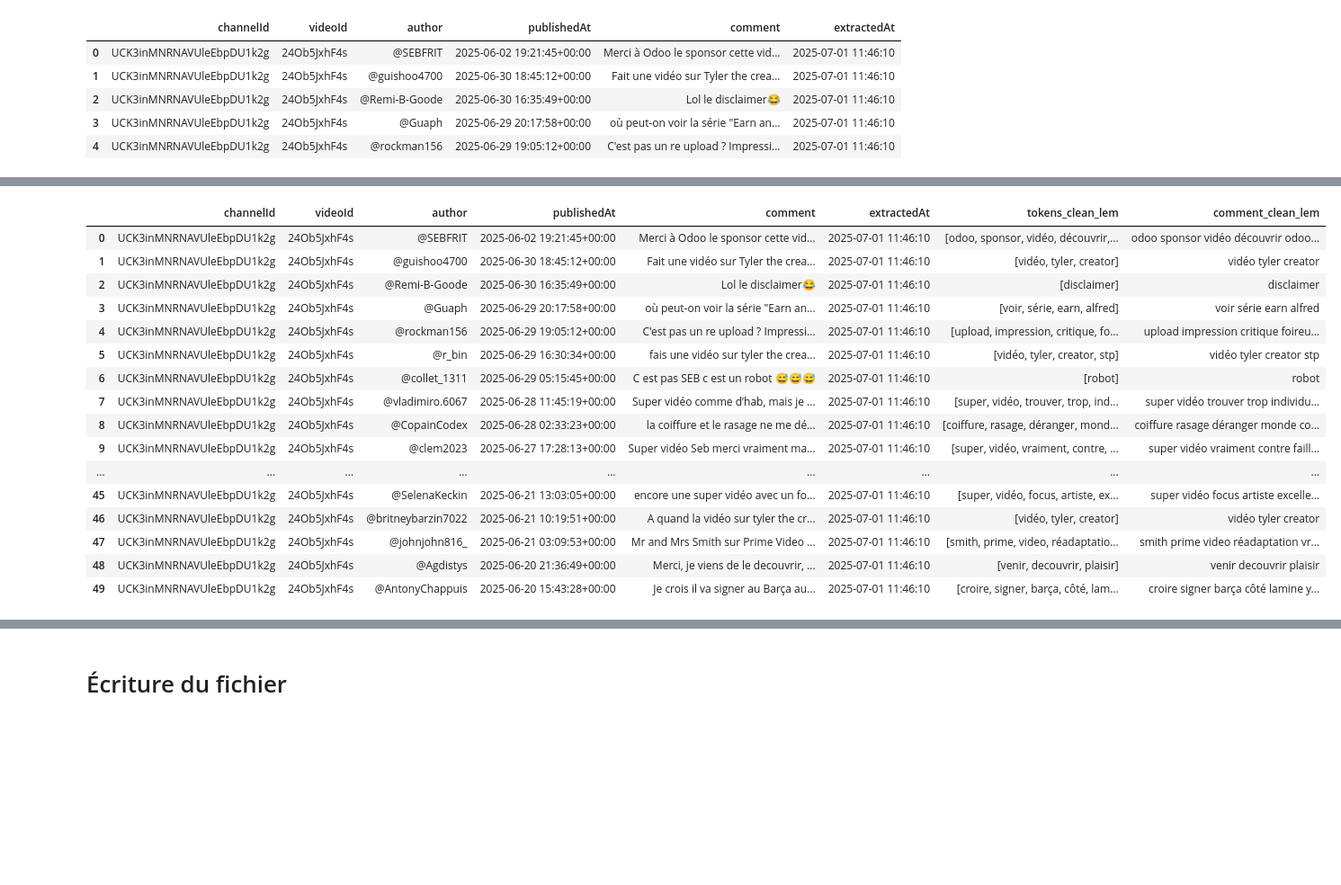
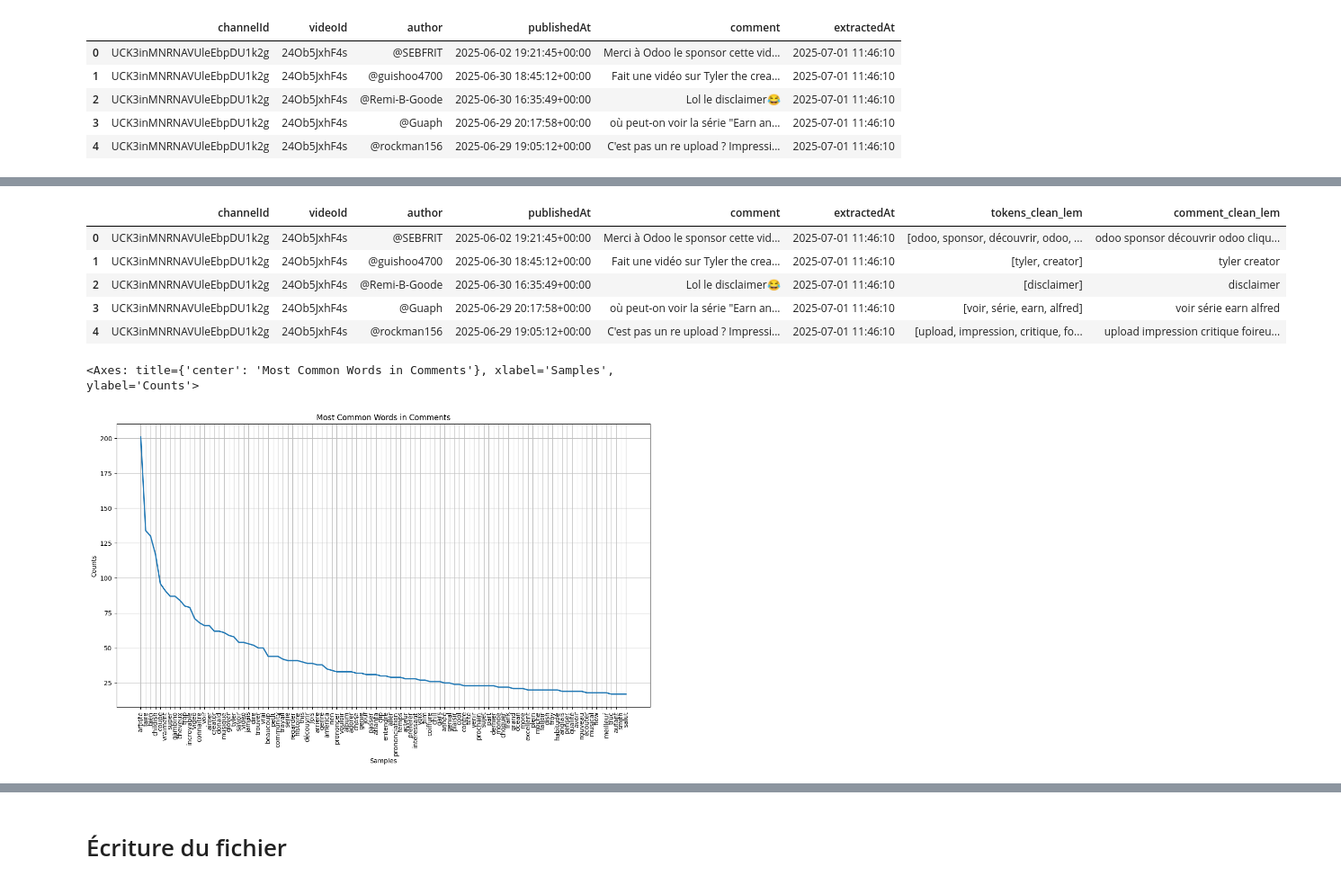
Before and after one commit to Carla-FL/Projet-RNCP, a Jupyter notebook: notebooks/2_preprocessing.ipynb, the cells around one changed output, grey strips where cells are left out. Shown at 90% size. Drawn from its saved outputs; the diff is of its cells as text; code cells hidden in the pictures; blank space fills up the shorter version.

```diff
--- a/notebooks/2_preprocessing.ipynb
+++ b/notebooks/2_preprocessing.ipynb
@@ -63,23 +67,24 @@ memory usage: 81.3+ KB
 # %%
 # pattern = re.compile(r"(http://\S+|@\S+|.*\d.*|.*\#.*)")
-df['tokens_clean_lem'] = df['comment'].astype(str).apply(lambda x: preprocessing(x, join=False))
-df['comment_clean_lem'] = df['comment'].astype(str).apply(lambda x: preprocessing(x, join=True))
+df['tokens_clean_lem'] = df['comment'].astype(str).apply(lambda x: preprocessing(x, join=False, extra_stopwords=['vidéo','.']))
+df['comment_clean_lem'] = df['comment'].astype(str).apply(lambda x: preprocessing(x, join=True, extra_stopwords=['vidéo','.']))
 df.head()
 # %% [output]
 |  | channelId | videoId | author | publishedAt | comment | extractedAt | tokens_clean_lem | comment_clean_lem |
-| 0 | UCK3inMNRNAVUleEbpDU1k2g | 24Ob5JxhF4s | @SEBFRIT | 2025-06-02 19:21:45+00:00 | Merci à Odoo le sponsor cette vid... | 2025-07-01 11:46:10 | [odoo, sponsor, vidéo, découvrir,... | odoo sponsor vidéo découvrir odoo... |
-| 1 | UCK3inMNRNAVUleEbpDU1k2g | 24Ob5JxhF4s | @guishoo4700 | 2025-06-30 18:45:12+00:00 | Fait une vidéo sur Tyler the crea... | 2025-07-01 11:46:10 | [vidéo, tyler, creator] | vidéo tyler creator |
+| 0 | UCK3inMNRNAVUleEbpDU1k2g | 24Ob5JxhF4s | @SEBFRIT | 2025-06-02 19:21:45+00:00 | Merci à Odoo le sponsor cette vid... | 2025-07-01 11:46:10 | [odoo, sponsor, découvrir, odoo, ... | odoo sponsor découvrir odoo cliqu... |
+| 1 | UCK3inMNRNAVUleEbpDU1k2g | 24Ob5JxhF4s | @guishoo4700 | 2025-06-30 18:45:12+00:00 | Fait une vidéo sur Tyler the crea... | 2025-07-01 11:46:10 | [tyler, creator] | tyler creator |
 | 2 | UCK3inMNRNAVUleEbpDU1k2g | 24Ob5JxhF4s | @Remi-B-Goode | 2025-06-30 16:35:49+00:00 | Lol le disclaimer😂 | 2025-07-01 11:46:10 | [disclaimer] | disclaimer |
 | 3 | UCK3inMNRNAVUleEbpDU1k2g | 24Ob5JxhF4s | @Guaph | 2025-06-29 20:17:58+00:00 | où peut-on voir la série "Earn an... | 2025-07-01 11:46:10 | [voir, série, earn, alfred] | voir série earn alfred |
 | 4 | UCK3inMNRNAVUleEbpDU1k2g | 24Ob5JxhF4s | @rockman156 | 2025-06-29 19:05:12+00:00 | C'est pas un re upload ? Impressi... | 2025-07-01 11:46:10 | [upload, impression, critique, fo... | upload impression critique foireu... |
-| 5 | UCK3inMNRNAVUleEbpDU1k2g | 24Ob5JxhF4s | @r_bin | 2025-06-29 16:30:34+00:00 | fais une vidéo sur tyler the crea... | 2025-07-01 11:46:10 | [vidéo, tyler, creator, stp] | vidéo tyler creator stp |
-| 6 | UCK3inMNRNAVUleEbpDU1k2g | 24Ob5JxhF4s | @collet_1311 | 2025-06-29 05:15:45+00:00 | C est pas SEB c est un robot 😅😅😅 | 2025-07-01 11:46:10 | [robot] | robot |
-| 7 | UCK3inMNRNAVUleEbpDU1k2g | 24Ob5JxhF4s | @vladimiro.6067 | 2025-06-28 11:45:19+00:00 | Super vidéo comme d’hab, mais je ... | 2025-07-01 11:46:10 | [super, vidéo, trouver, trop, ind... | super vidéo trouver trop individu... |
-| 8 | UCK3inMNRNAVUleEbpDU1k2g | 24Ob5JxhF4s | @CopainCodex | 2025-06-28 02:33:23+00:00 | la coiffure et le rasage ne me dé... | 2025-07-01 11:46:10 | [coiffure, rasage, déranger, mond... | coiffure rasage déranger monde co... |
-| 9 | UCK3inMNRNAVUleEbpDU1k2g | 24Ob5JxhF4s | @clem2023 | 2025-06-27 17:28:13+00:00 | Super vidéo Seb merci vraiment ma... | 2025-07-01 11:46:10 | [super, vidéo, vraiment, contre, ... | super vidéo vraiment contre faill... |
-| ... | ... | ... | ... | ... | ... | ... | ... | ... |
-| 45 | UCK3inMNRNAVUleEbpDU1k2g | 24Ob5JxhF4s | @SelenaKeckin | 2025-06-21 13:03:05+00:00 | encore une super vidéo avec un fo... | 2025-07-01 11:46:10 | [super, vidéo, focus, artiste, ex... | super vidéo focus artiste excelle... |
-| 46 | UCK3inMNRNAVUleEbpDU1k2g | 24Ob5JxhF4s | @britneybarzin7022 | 2025-06-21 10:19:51+00:00 | A quand la vidéo sur tyler the cr... | 2025-07-01 11:46:10 | [vidéo, tyler, creator] | vidéo tyler creator |
-| 47 | UCK3inMNRNAVUleEbpDU1k2g | 24Ob5JxhF4s | @johnjohn816_ | 2025-06-21 03:09:53+00:00 | Mr and Mrs Smith sur Prime Video ... | 2025-07-01 11:46:10 | [smith, prime, video, réadaptatio... | smith prime video réadaptation vr... |
-| 48 | UCK3inMNRNAVUleEbpDU1k2g | 24Ob5JxhF4s | @Agdistys | 2025-06-20 21:36:49+00:00 | Merci, je viens de le decouvrir, ... | 2025-07-01 11:46:10 | [venir, decouvrir, plaisir] | venir decouvrir plaisir |
-| 49 | UCK3inMNRNAVUleEbpDU1k2g | 24Ob5JxhF4s | @AntonyChappuis | 2025-06-20 15:43:28+00:00 | Je crois il va signer au Barça au... | 2025-07-01 11:46:10 | [croire, signer, barça, côté, lam... | croire signer barça côté lamine y... |
+# %%
+text = nltk.word_tokenize(' '.join(df['comment_clean_lem'].dropna()))
+raw = nltk.Text(text)
+fdistr = FreqDist(raw)
+# freqDist ne fonctionne que sur des fichiers traités or c'est ce qu'on a fait avec le découpage en mot
+# donc ça compte bien la fréquence des mots
+# si on prend le fichier brut sans le couper en mots ça compte la fréquence de caractères
+plt.figure(figsize=(15, 8))
+fdistr.plot(100, cumulative=False, title='Most Common Words in Comments')
+# %% [output]
+<Axes: title={'center': 'Most Common Words in Comments'}, xlabel='Samples', ylabel='Counts'>
+[figure, added]
```
Also changed, not shown: parts of 5 cells of this notebook, 4 other files.
